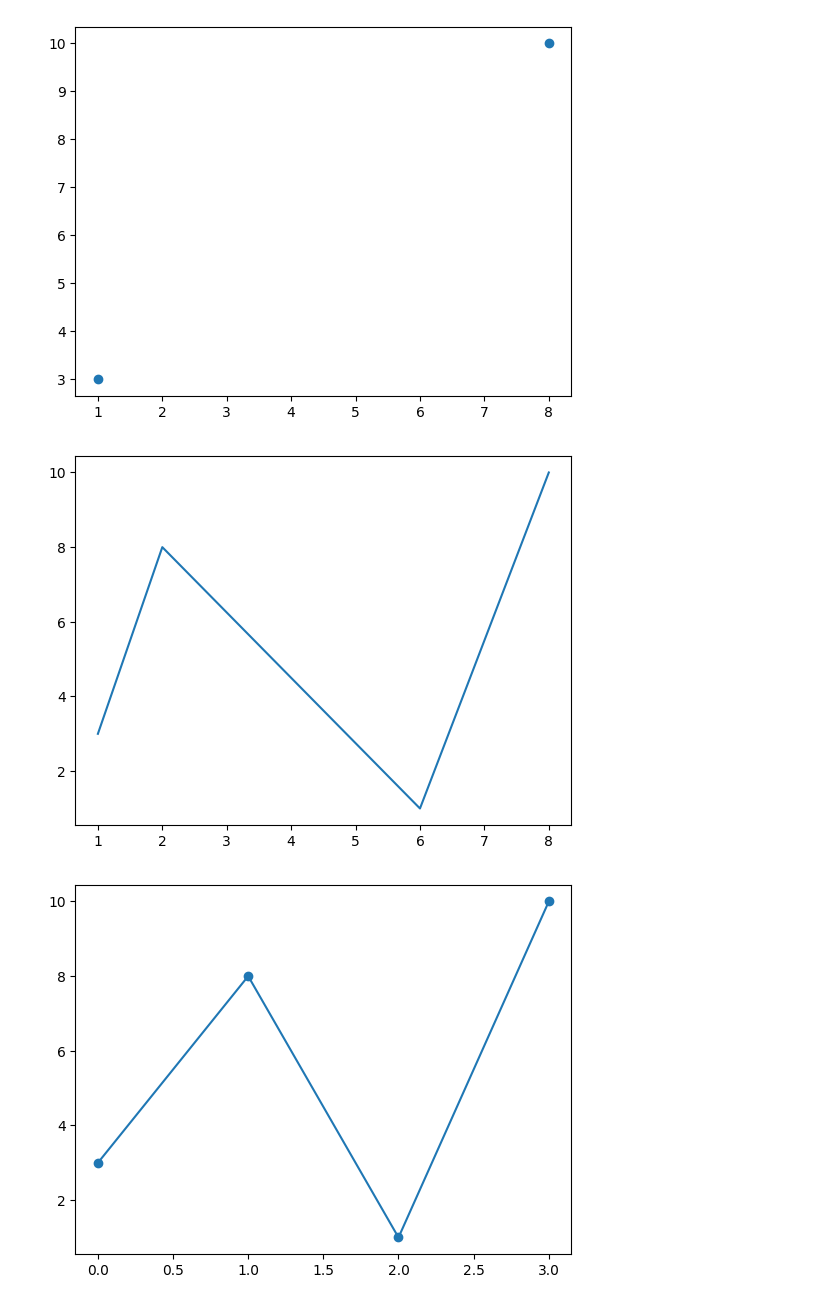
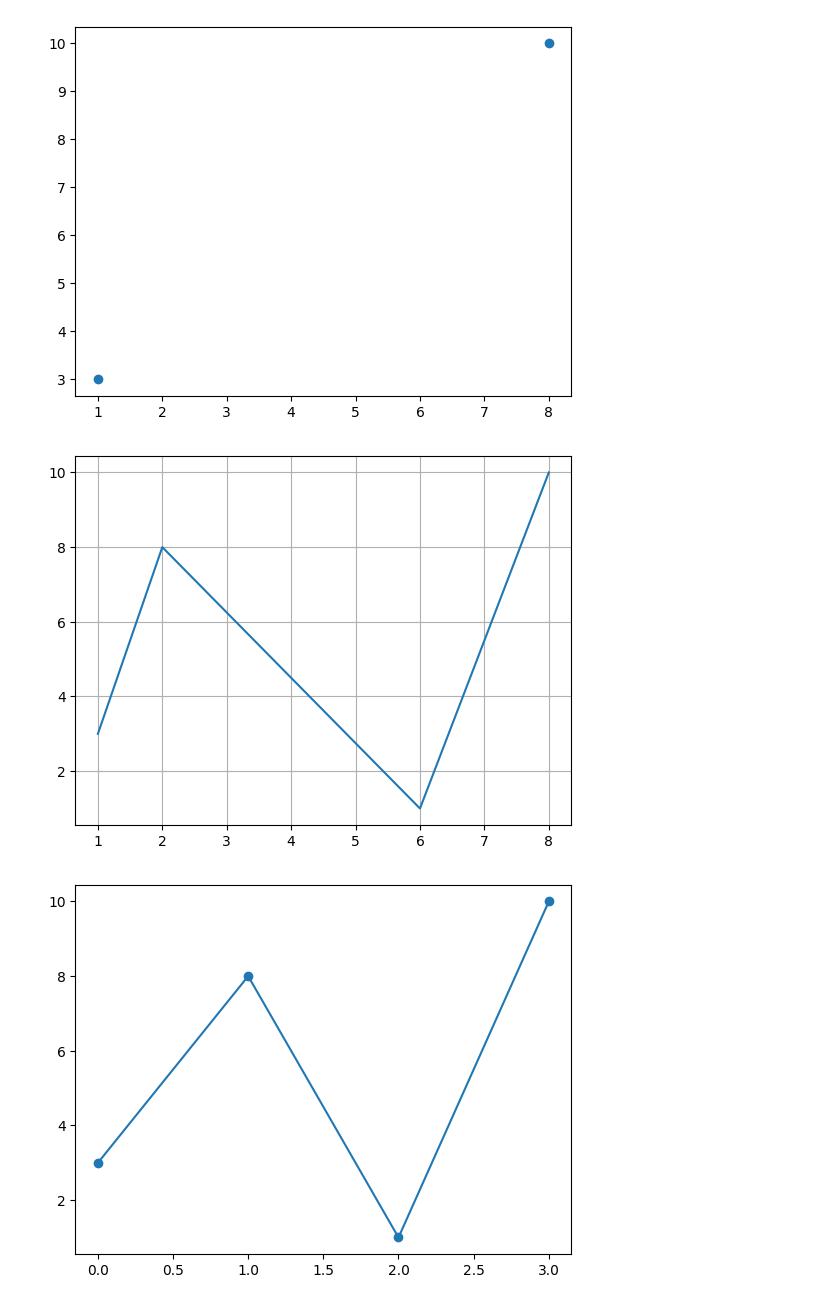
Before and after one commit to muzaffertcandan/python-lesson-veriyle-gelecek, a Jupyter notebook: 11_Pandas_Matplotlib.ipynb, the cells around one changed output. Cells and saved outputs as stored; diff of their text form; code cells hidden in the pictures.

```diff
--- a/11_Pandas_Matplotlib.ipynb
+++ b/11_Pandas_Matplotlib.ipynb
@@ -286,14 +330,15 @@ plt.show()
 # %%
 import matplotlib.pyplot as plt
 import numpy as np
 
 xpoints = np.array([1, 2, 6, 8])
 ypoints = np.array([3, 8, 1, 10])
 
 plt.plot(xpoints, ypoints)
+plt.grid()
 plt.show()
 # %% [output]
-[figure, old version]
+[figure, new version]
 # %%
 # Markerlarla çizim
 import matplotlib.pyplot as plt
```
Also changed, not shown: parts of 28 cells of this notebook, 3 other files.
